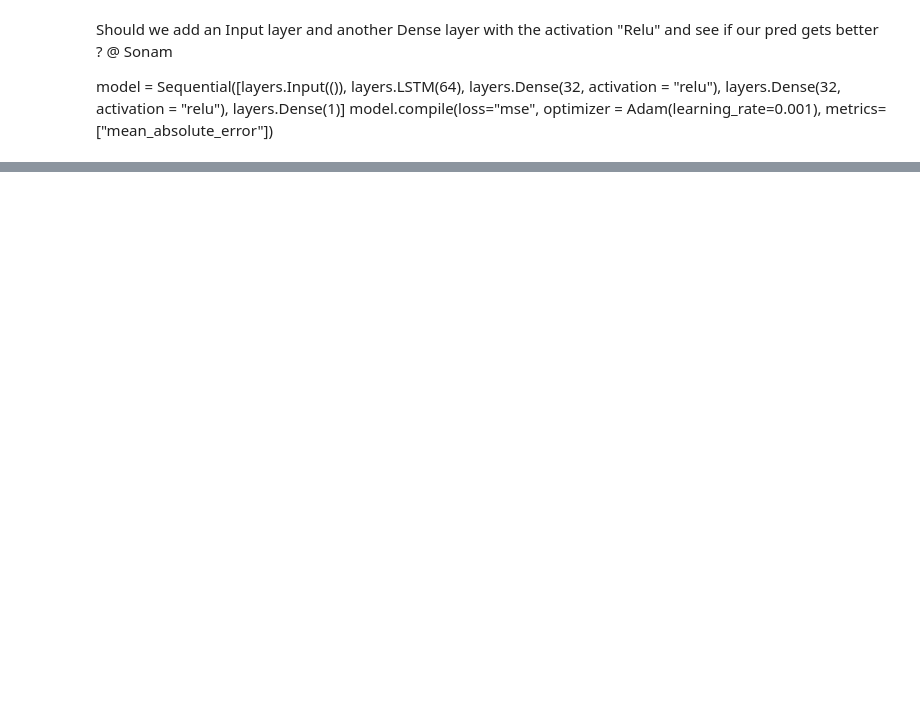
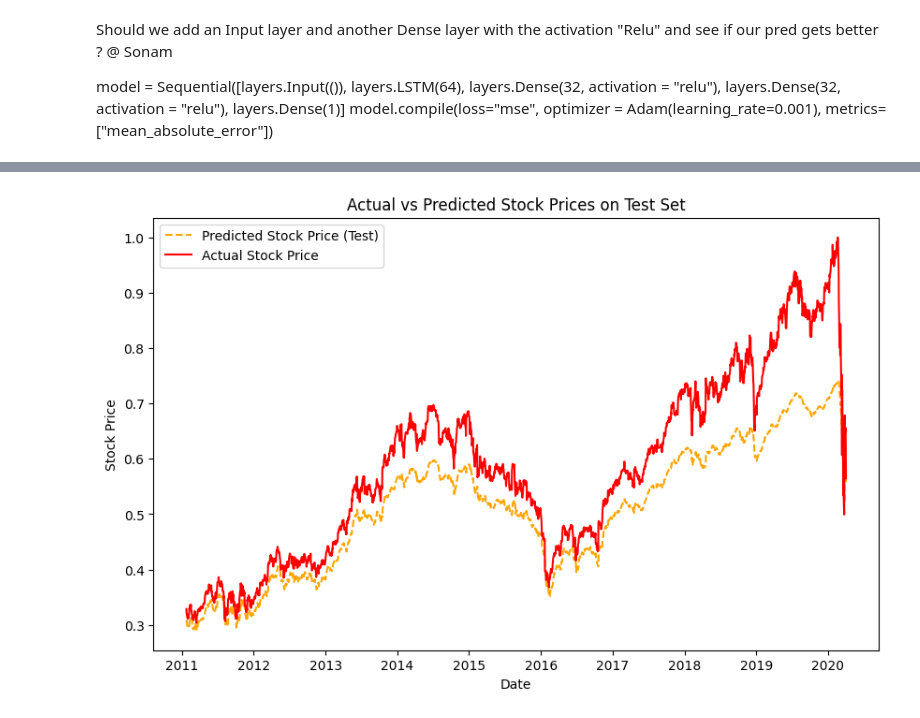
Before and after one commit to commitit/Stock-Prediction, a Jupyter notebook: stock_predictionv3.ipynb, the cells around one changed output, grey strips where cells are left out. Drawn from its saved outputs; the diff is of its cells as text; code cells hidden in the pictures; blank space fills up the shorter version.

```diff
--- a/stock_predictionv3.ipynb
+++ b/stock_predictionv3.ipynb
@@ -262,0 +318,14 @@ test_pred = model.predict(X_test)
+# %%
+# Assuming you have a DataFrame df with a "Date" column
+plt.figure(figsize=(10, 6))
+
+plt.plot(df.index[-len(test_pred):], test_pred, label="Predicted Stock Price (Test)", linestyle='--', color='orange')
+plt.plot(df.index[-len(y_test):], y_test, label="Actual Stock Price", linestyle='-', color='red')
+
+plt.xlabel('Date')
+plt.ylabel('Stock Price')
+plt.title('Actual vs Predicted Stock Prices on Test Set')
+plt.legend()
+plt.show()
+# %% [output]
+[figure, added]
```
Also changed, not shown: parts of 45 cells of this notebook.
